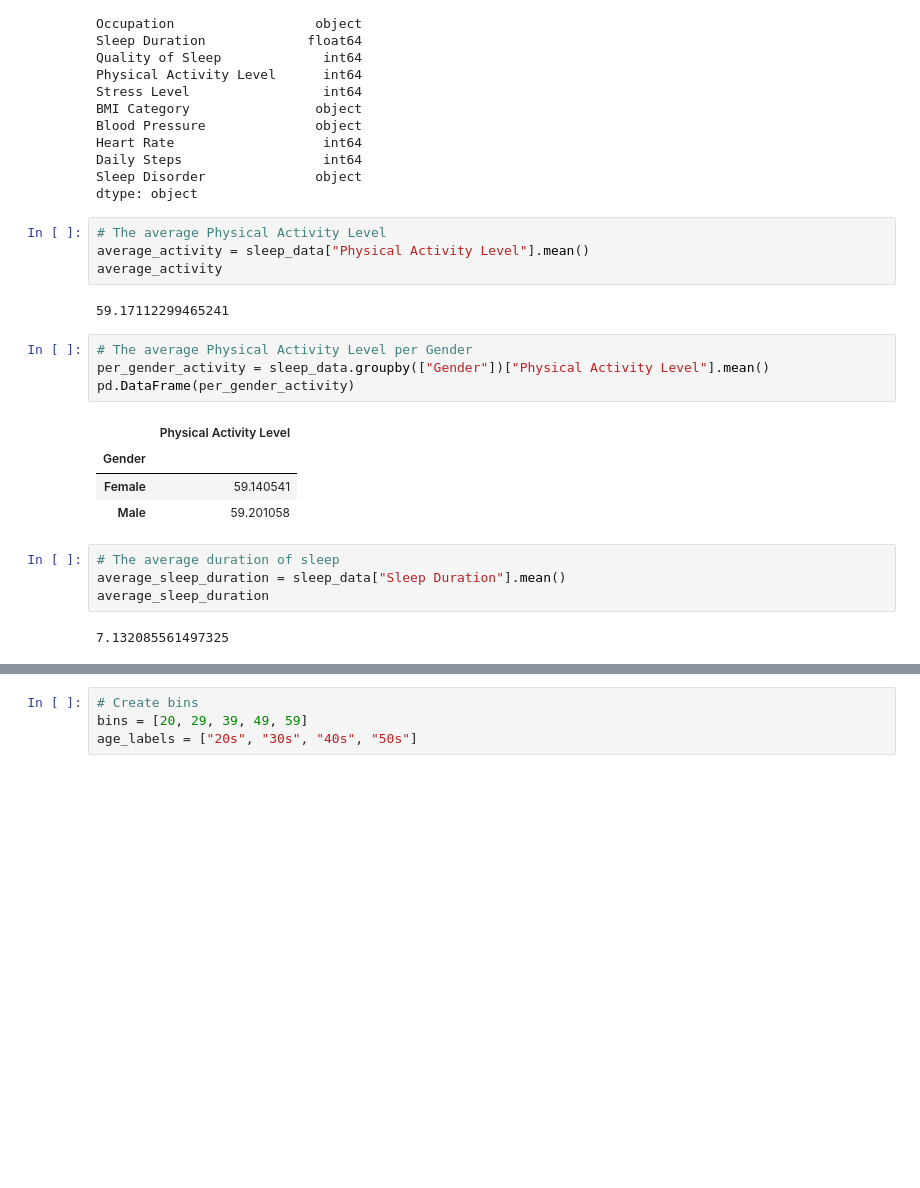
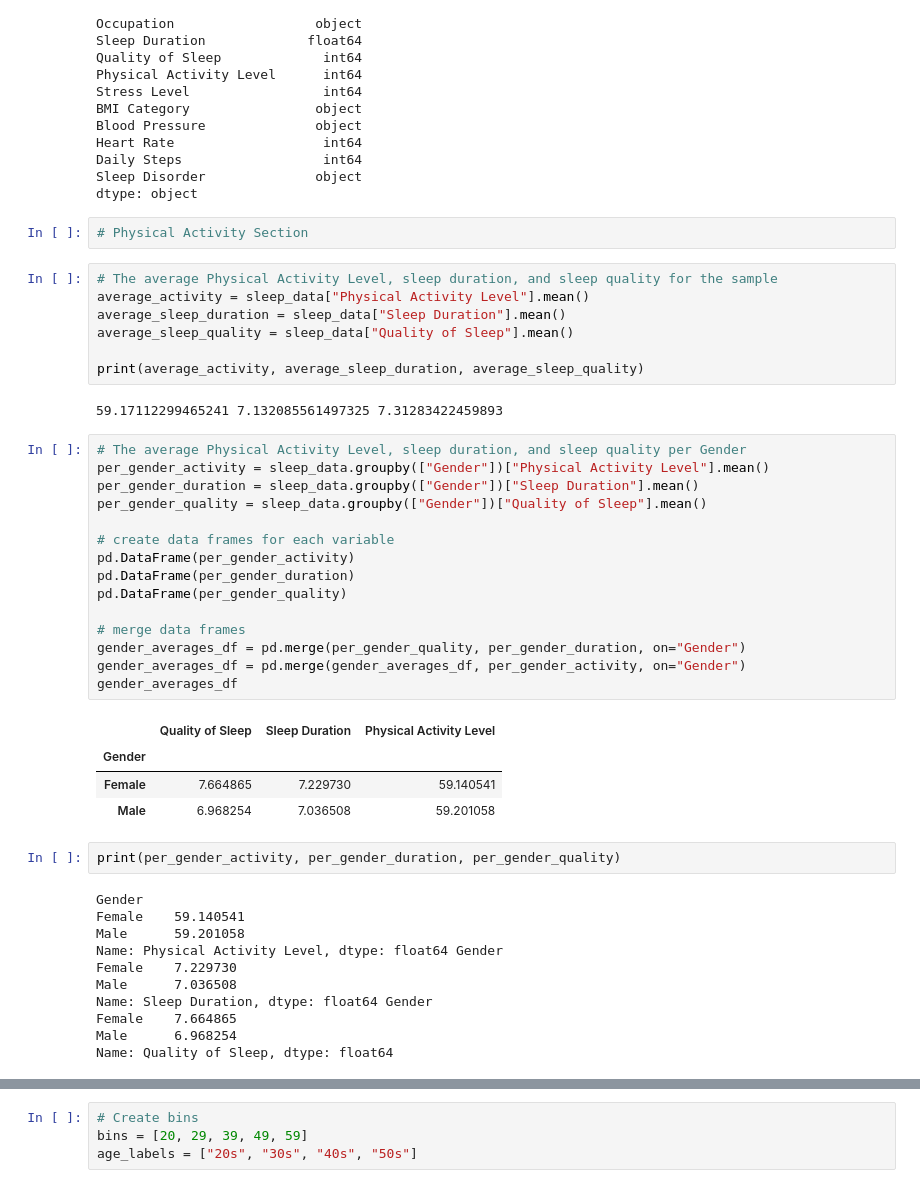
Before and after one commit to jaredsletto/Project_1, a Jupyter notebook: Project_1_sleep.ipynb, the cells around one changed output, grey strips where cells are left out. Cells and saved outputs as stored; diff of their text form; blank space fills up the shorter version.

```diff
--- a/Project_1_sleep.ipynb
+++ b/Project_1_sleep.ipynb
@@ -35,25 +35,48 @@ Heart Rate                   int64
 Daily Steps                  int64
 Sleep Disorder              object
 dtype: object
+# %%
+# Physical Activity Section
 # %%
-# The average Physical Activity Level
+# The average Physical Activity Level, sleep duration, and sleep quality for the sample
 average_activity = sleep_data["Physical Activity Level"].mean()
-average_activity
+average_sleep_duration = sleep_data["Sleep Duration"].mean()
+average_sleep_quality = sleep_data["Quality of Sleep"].mean()
+
+print(average_activity, average_sleep_duration, average_sleep_quality)
 # %% [output]
-59.17112299465241
+59.17112299465241 7.132085561497325 7.31283422459893
 # %%
-# The average Physical Activity Level per Gender
+# The average Physical Activity Level, sleep duration, and sleep quality per Gender
 per_gender_activity = sleep_data.groupby(["Gender"])["Physical Activity Level"].mean()
+per_gender_duration = sleep_data.groupby(["Gender"])["Sleep Duration"].mean()
+per_gender_quality = sleep_data.groupby(["Gender"])["Quality of Sleep"].mean()
+
+# create data frames for each variable
 pd.DataFrame(per_gender_activity)
+pd.DataFrame(per_gender_duration)
+pd.DataFrame(per_gender_quality)
+
+# merge data frames
+gender_averages_df = pd.merge(per_gender_quality, per_gender_duration, on="Gender")
+gender_averages_df = pd.merge(gender_averages_df, per_gender_activity, on="Gender")
+gender_averages_df
 # %% [output]
-|  | Physical Activity Level |
-| Gender |  |
-| Female | 59.140541 |
-| Male | 59.201058 |
+|  | Quality of Sleep | Sleep Duration | Physical Activity Level |
+| Gender |  |  |  |
+| Female | 7.664865 | 7.229730 | 59.140541 |
+| Male | 6.968254 | 7.036508 | 59.201058 |
 # %%
-# The average duration of sleep
-average_sleep_duration = sleep_data["Sleep Duration"].mean()
-average_sleep_duration
+print(per_gender_activity, per_gender_duration, per_gender_quality)
 # %% [output]
-7.132085561497325
+Gender
+Female    59.140541
+Male      59.201058
+Name: Physical Activity Level, dtype: float64 Gender
+Female    7.229730
+Male      7.036508
+Name: Sleep Duration, dtype: float64 Gender
+Female    7.664865
+Male      6.968254
+Name: Quality of Sleep, dtype: float64
 # %%
```
Also changed, not shown: parts of 34 cells of this notebook, 7 other files.
